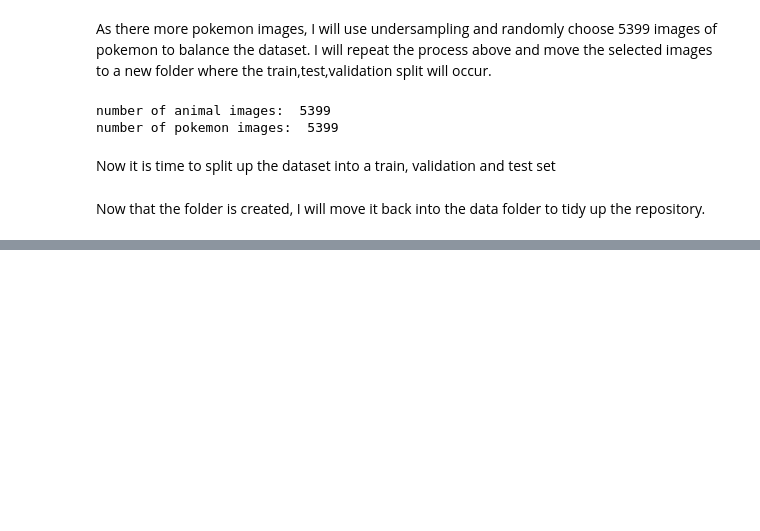
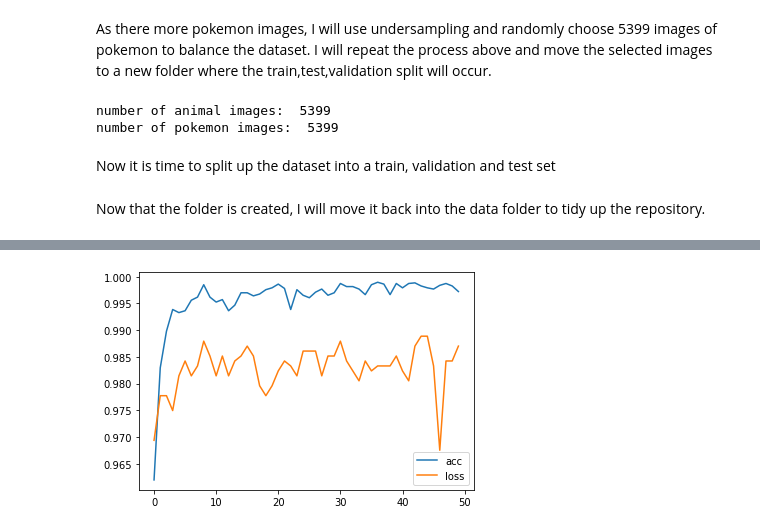
Before and after one commit to JohnathanJack/pokemon-classifier, a Jupyter notebook: notebooks/pokemon_vs_animals_model.ipynb, the cells around one changed output, grey strips where cells are left out. Saved outputs shown, nothing was run; the diff lists cells and outputs as text; code cells hidden in the pictures; blank space fills up the shorter version.

```diff
--- a/notebooks/pokemon_vs_animals_model.ipynb
+++ b/notebooks/pokemon_vs_animals_model.ipynb
@@ -118,0 +230,7 @@ validation = ImageDataGenerator(rescale=1/255.0)
+# %%
+plt.plot(model_fit.history['accuracy'], label='acc')
+plt.plot(model_fit.history['val_accuracy'], label='loss')
+plt.legend()
+plt.show()
+# %% [output]
+[figure, added]
```
Also changed, not shown: parts of 16 cells of this notebook.
